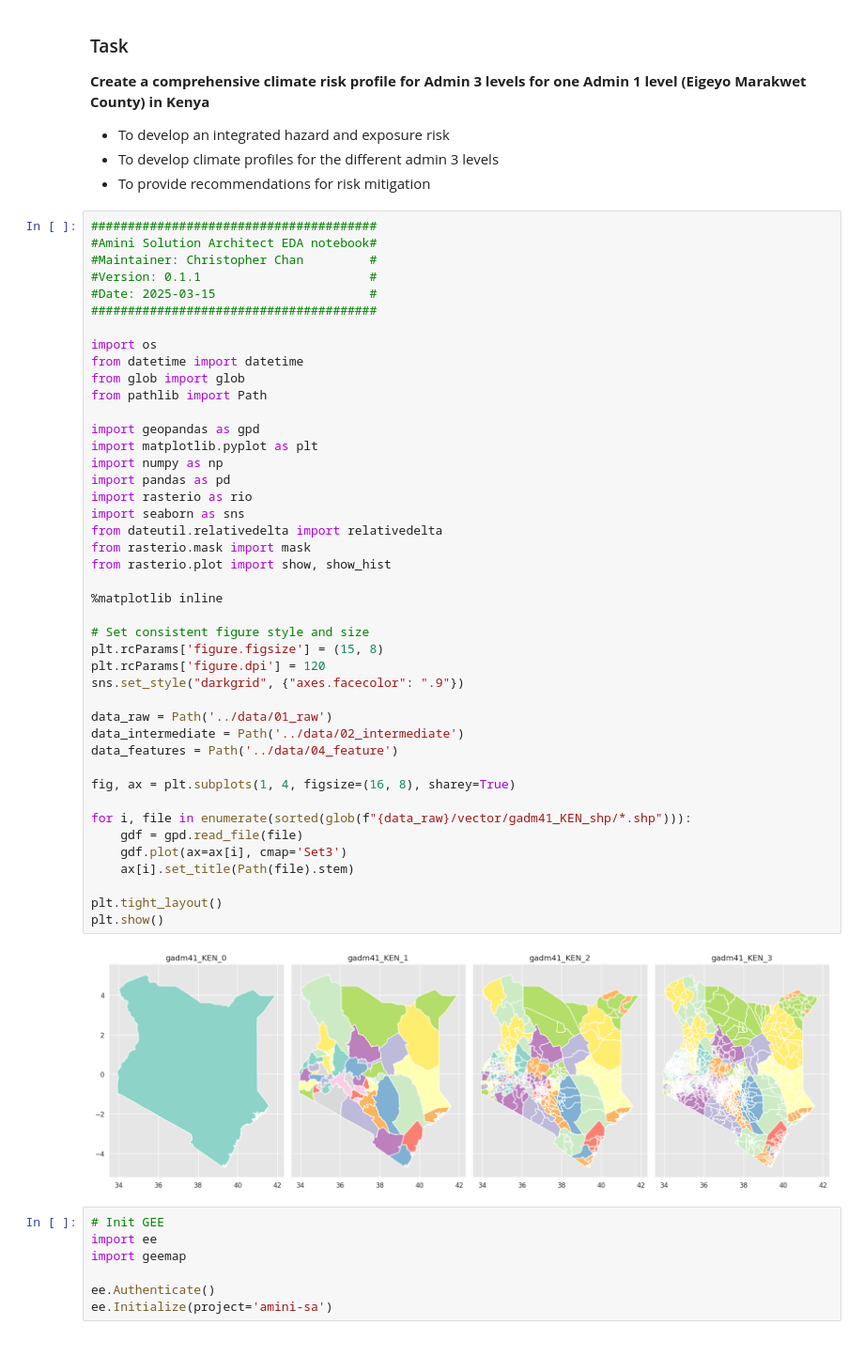
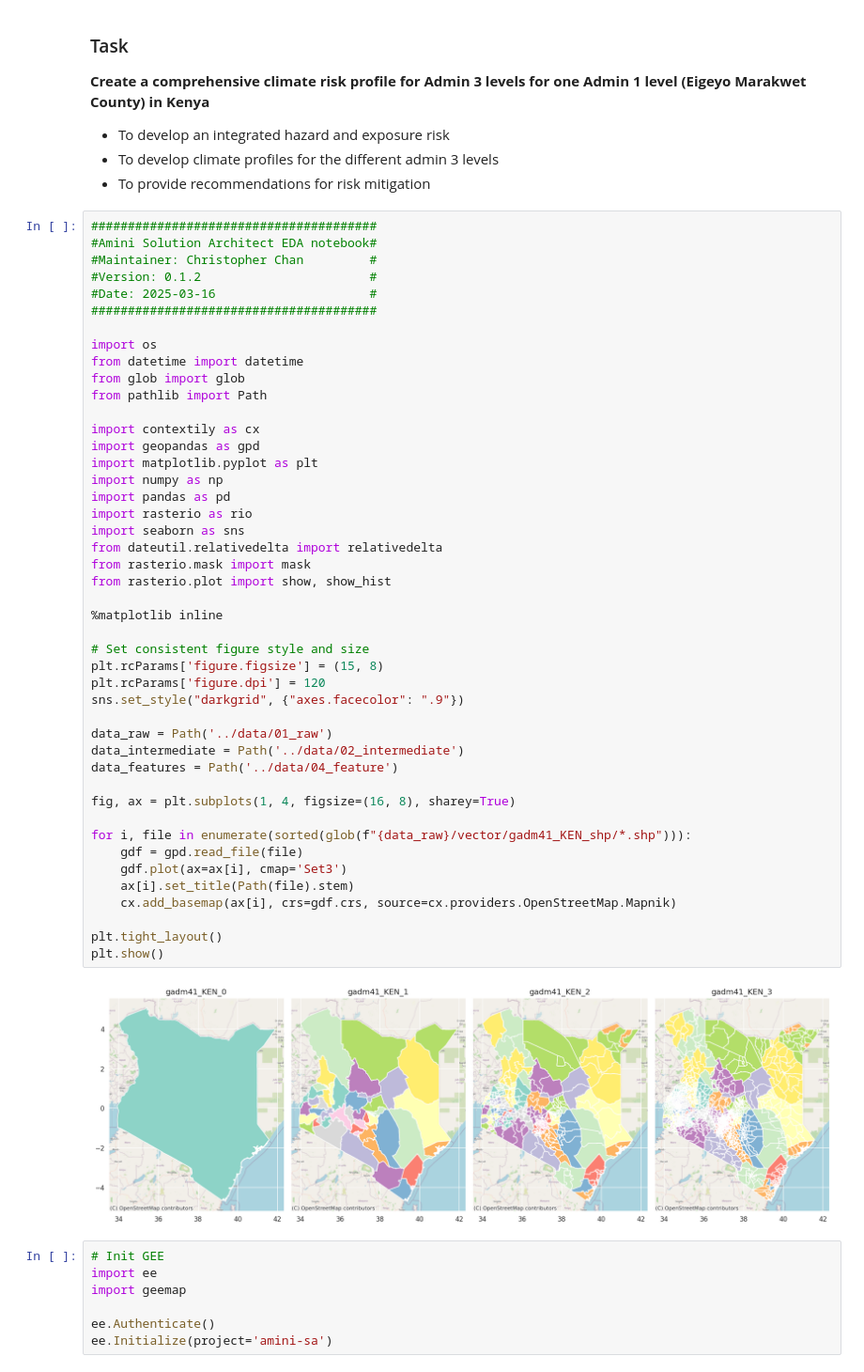
Before and after one commit to chrischank/Elgeyo-Marakwet_Hazards, a Jupyter notebook: notebooks/EDA.ipynb, the cells around one changed output. Shown at 94% size. Cells and saved outputs as stored; diff of their text form.

Commit message:
style(v0.1.2): Hazard Profiles plot output
Hazard Profile Final output made

```diff
--- a/notebooks/EDA.ipynb
+++ b/notebooks/EDA.ipynb
@@ -10,8 +10,8 @@
 #######################################
 #Amini Solution Architect EDA notebook#
 #Maintainer: Christopher Chan         #
-#Version: 0.1.1                       #
-#Date: 2025-03-15                     #
+#Version: 0.1.2                       #
+#Date: 2025-03-16                     #
 #######################################
 
 import os
@@ -19,38 +19,40 @@ from datetime import datetime
 from glob import glob
 from pathlib import Path
 
+import contextily as cx
 import geopandas as gpd
 import matplotlib.pyplot as plt
 import numpy as np
 import pandas as pd
 import rasterio as rio
 import seaborn as sns
 from dateutil.relativedelta import relativedelta
 from rasterio.mask import mask
 from rasterio.plot import show, show_hist
 
 %matplotlib inline
 
 # Set consistent figure style and size
 plt.rcParams['figure.figsize'] = (15, 8)
 plt.rcParams['figure.dpi'] = 120
 sns.set_style("darkgrid", {"axes.facecolor": ".9"})
 
 data_raw = Path('../data/01_raw')
 data_intermediate = Path('../data/02_intermediate')
 data_features = Path('../data/04_feature')
 
 fig, ax = plt.subplots(1, 4, figsize=(16, 8), sharey=True)
 
 for i, file in enumerate(sorted(glob(f"{data_raw}/vector/gadm41_KEN_shp/*.shp"))):
     gdf = gpd.read_file(file)
     gdf.plot(ax=ax[i], cmap='Set3')
     ax[i].set_title(Path(file).stem)
+    cx.add_basemap(ax[i], crs=gdf.crs, source=cx.providers.OpenStreetMap.Mapnik)
 
 plt.tight_layout()
 plt.show()
 # %% [output]
-[figure, old version]
+[figure, new version]
 # %%
 # Init GEE
 import ee
```
Also changed, not shown: parts of 9 cells of this notebook, 5 other files.
